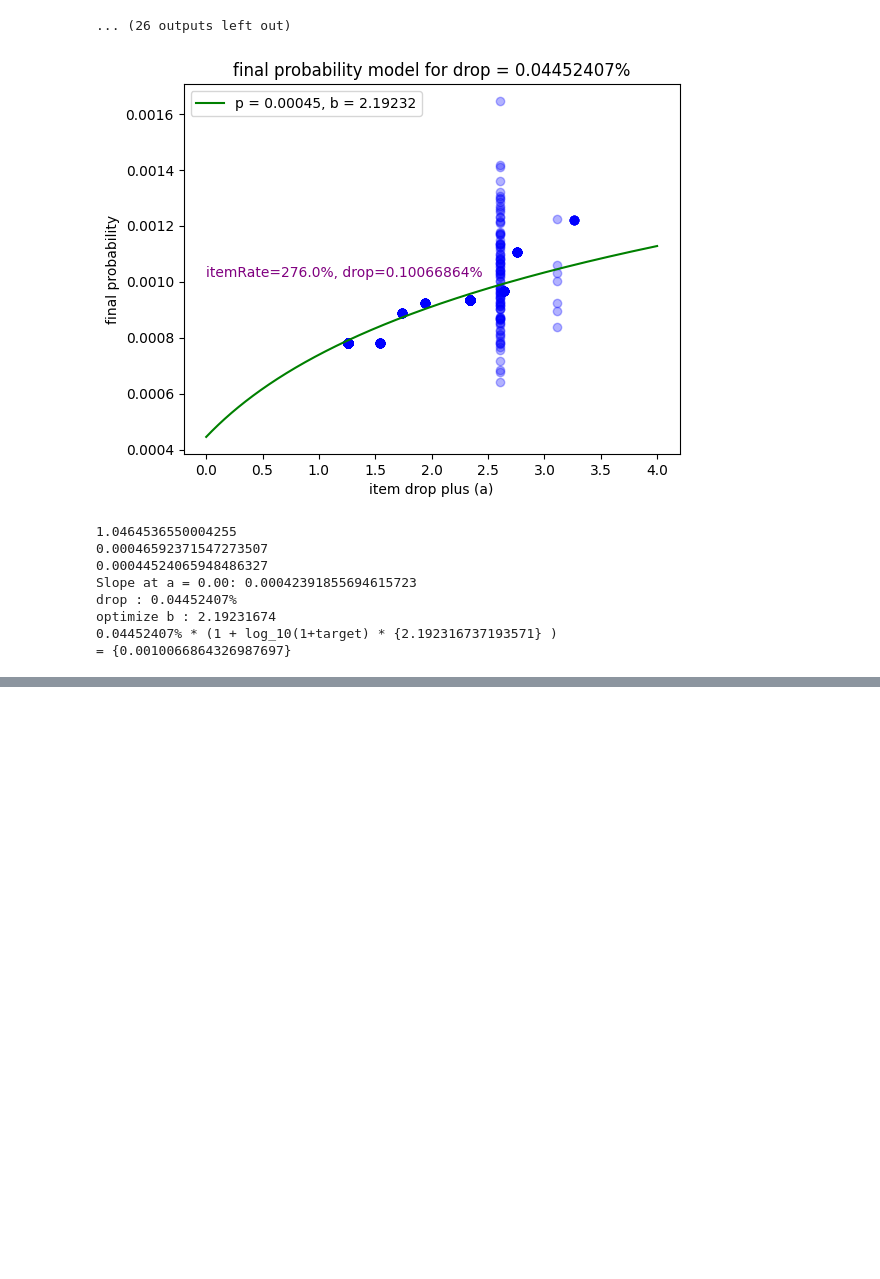
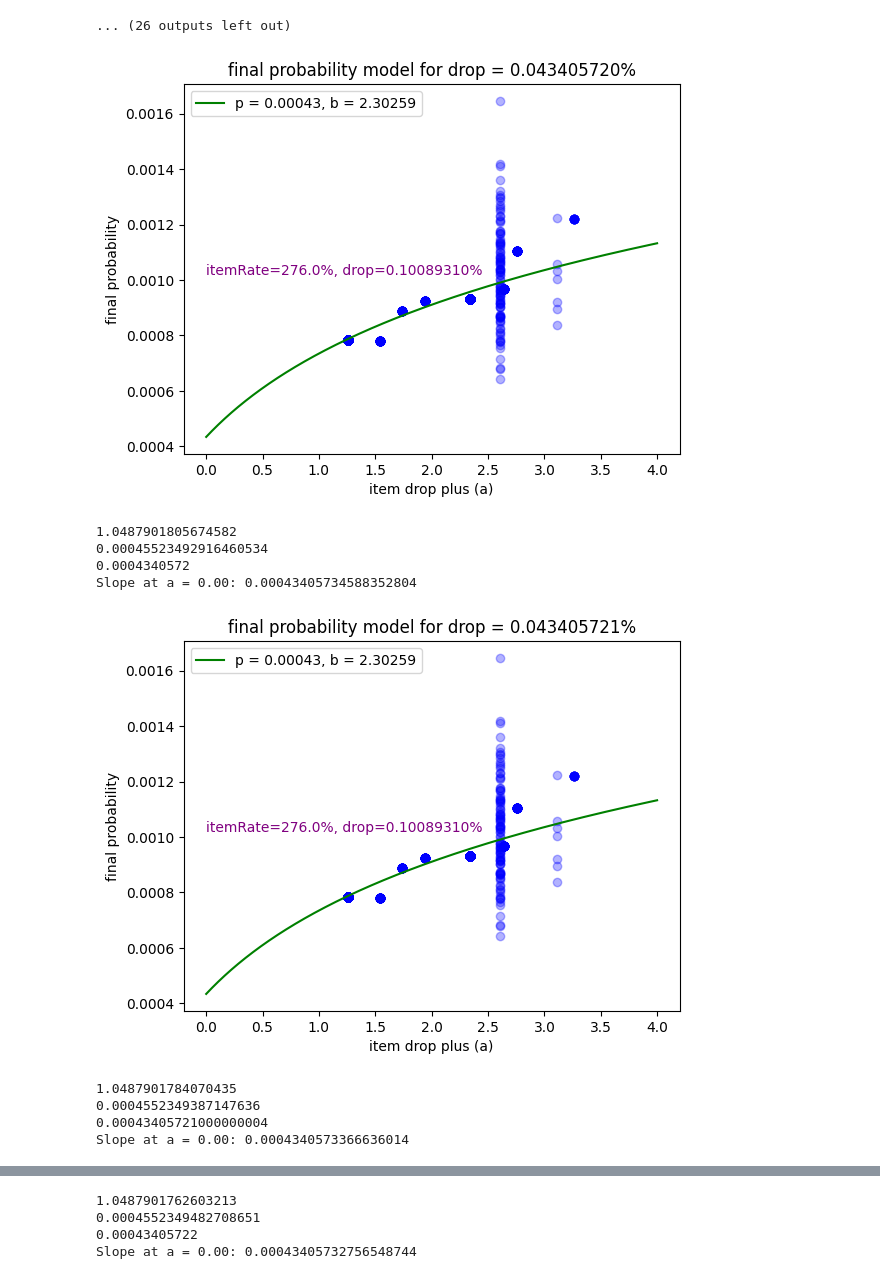
Before and after one commit to Q110722/fragsDR, a Jupyter notebook: Untitled.ipynb, the cells around one changed output, grey strips where cells are left out. Saved outputs shown, nothing was run; the diff lists cells and outputs as text; code cells hidden in the pictures; blank space fills up the shorter version.

```diff
--- a/Untitled.ipynb
+++ b/Untitled.ipynb
@@ -645,7 +645,9 @@ all_item_counts = np.concatenate([item_counts_w, fourth_column_frags_values / 4]
 all_mob_counts = np.concatenate([mob_counts_w, sixth_column_values / 4])
 
 # p 골라보기
-p_values = np.linspace(0.00044524065948486327, 0.000445240659790039, 9)
+p1 = 0.0004340572
+p2 = p1 + 0.0000000001
+p_values = np.linspace(p1, p2, 11)
 
 # 각 p 최적 b
 for p_fixed in p_values:
@@ -663,40 +665,41 @@ for p_fixed in p_values:
     final_probabilities_for_plot = p_fixed * (1 + optimal_b * np.log10(a_values_for_plot + 1))
     plt.plot(a_values_for_plot, final_probabilities_for_plot, label=f'p = {p_fixed:.5f}, b = {optimal_b:.5f}', color= 'green')
 
     # 데이터
     plt.scatter(all_a_values, final_probabilities, color='blue', alpha= 0.3)
     target = 2.76
     # 그래프 출력
     plt.xlabel('item drop plus (a)')
     plt.ylabel('final probability')
-    plt.title(f'final probability model for drop = {p_fixed*100:.8f}%')
+    plt.title(f'final probability model for drop = {p_fixed*100:.9f}%')
     plt.text(a_values_for_plot[0], final_probability_model(target, optimal_b), f'itemRate={target*100}%, drop={final_probability_model(target, optimal_b)*100:.8f}%', color='purple', fontsize=10, va='bottom', ha='left')
     plt.legend()
     plt.show()
 
 
     a_value_for_slope = 0
     a_value_gap = 0.05
     ratio = final_probability_model(a_value_for_slope + a_value_gap, optimal_b) / final_probability_model(a_value_for_slope, optimal_b)
     slope_target = ratio - 1
     print(ratio)
     print(final_probability_model(a_value_for_slope + a_value_gap, optimal_b))
     print(final_probability_model(a_value_for_slope, optimal_b))
     slope = p_fixed * optimal_b / (np.log(10) * (a_value_for_slope + 1))
     print(f"Slope at a = {a_value_for_slope:.2f}: {slope}")
     if final_probability_model(a_value_for_slope, optimal_b) > slope:
         print(f'drop : {p_fixed*100:.8f}%')
         print(f'optimize b : {optimal_b:.8f}')
         print(f'{p_fixed*100:.8f}%', '* (1 + log_10(1+target) *',{optimal_b},')')
         print(f'=', {final_probability_model(target, optimal_b)})
         break
 # %% [output]
-[figure, old version]
+[figure, new version]
-1.0464536550004255
-0.00046592371547273507
-0.00044524065948486327
-Slope at a = 0.00: 0.00042391855694615723
-drop : 0.04452407%
-optimize b : 2.19231674
-0.04452407% * (1 + log_10(1+target) * {2.192316737193571} )
-= {0.0010066864326987697}
+1.0487901805674582
+0.00045523492916460534
+0.0004340572
+Slope at a = 0.00: 0.00043405734588352804
+[figure, added]
+1.0487901784070435
+0.0004552349387147636
+0.00043405721000000004
+Slope at a = 0.00: 0.0004340573366636014
@@ -702,0 +707,4 @@ optimize b : 2.19231674
+1.0487901762603213
+0.0004552349482708651
+0.00043405722
+Slope at a = 0.00: 0.00043405732756548744
```
Also changed, not shown: parts of 1 cell of this notebook.
